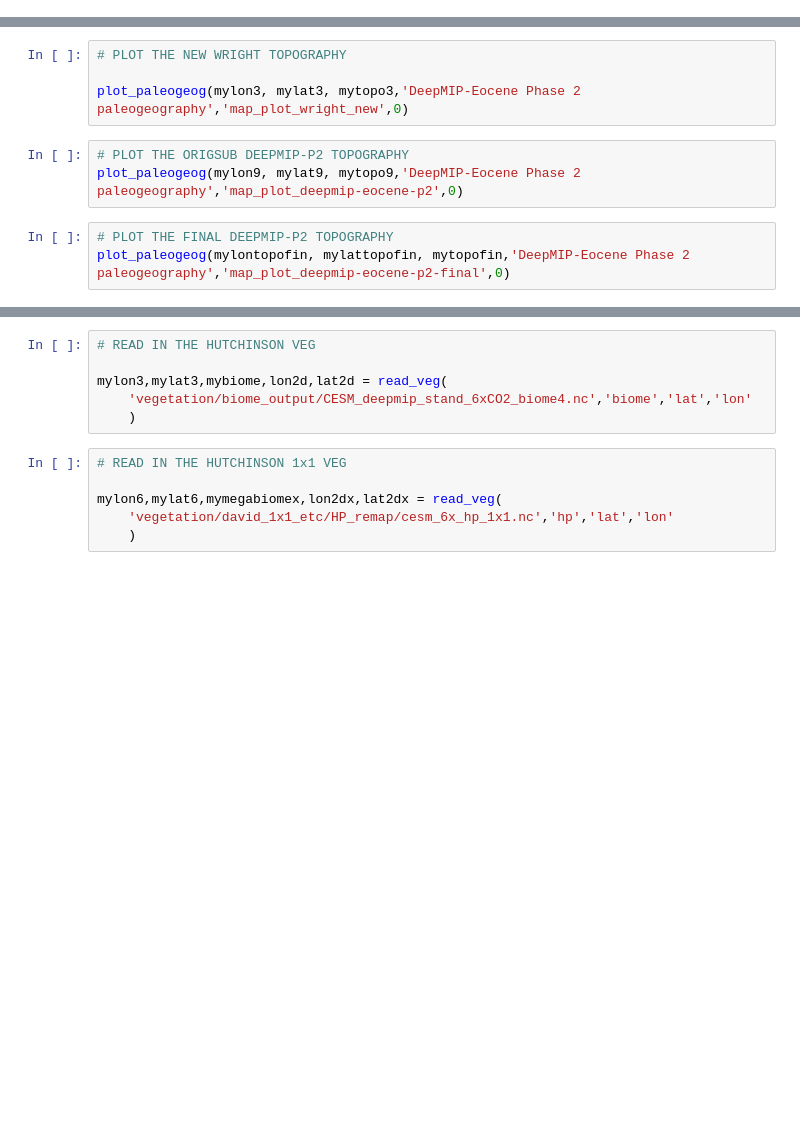
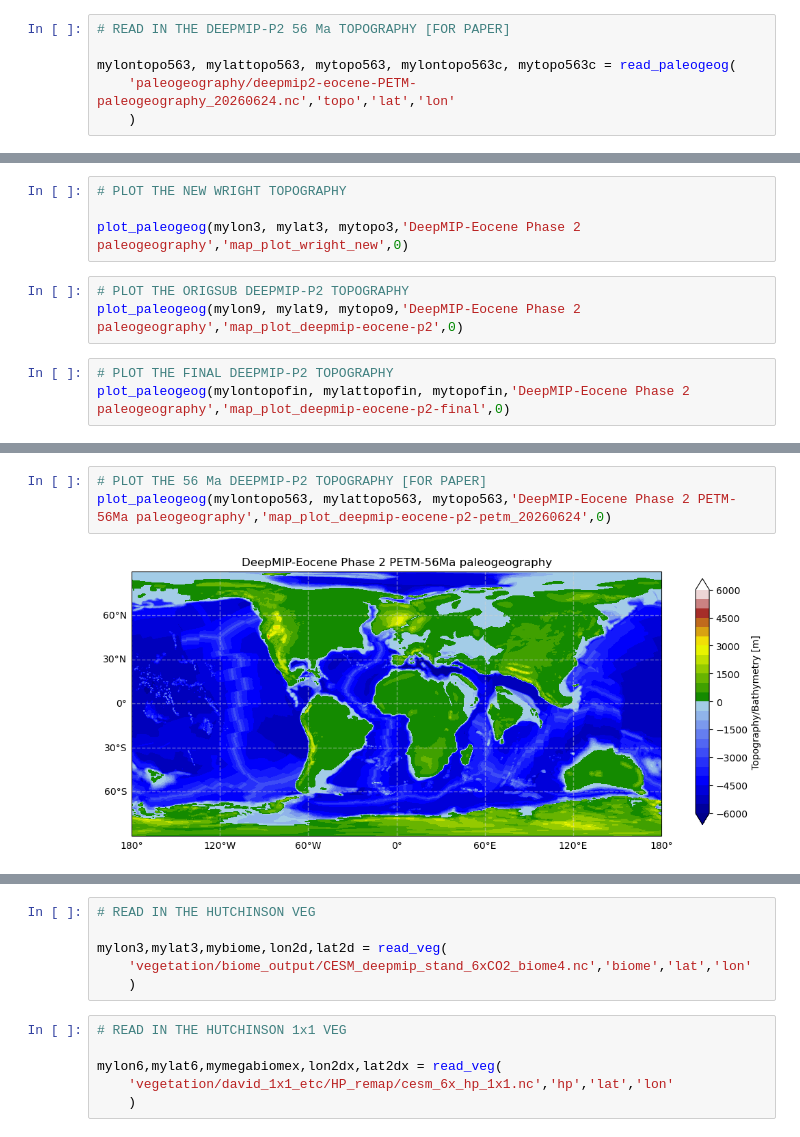
Before and after one commit to danlunt1976/DeepMIP-Eocene-p2, a Jupyter notebook: Exp Design plots.ipynb, the cells around one changed output, grey strips where cells are left out. Drawn from its saved outputs; the diff is of its cells as text; blank space fills up the shorter version.

```diff
--- a/Exp Design plots.ipynb
+++ b/Exp Design plots.ipynb
@@ -69,4 +81,10 @@ mylontopo56, mylattopo56, mytopo56, mylontopo56c, mytopo56c = read_paleogeog(
     )
+# %%
+# READ IN THE DEEPMIP-P2 56 Ma TOPOGRAPHY [FOR PAPER]
+
+mylontopo563, mylattopo563, mytopo563, mylontopo563c, mytopo563c = read_paleogeog(
+    'paleogeography/deepmip2-eocene-PETM-paleogeography_20260624.nc','topo','lat','lon'
+    )
 # %%
 # READ IN THE ETOPO5 TOPOGRAPHY [FOR PAPER]
 
@@ -106,3 +133,8 @@ plot_paleogeog(mylontopo56, mylattopo56, mytopo56,'DeepMIP-Eocene Phase 2 PETM-5
+# %%
+# PLOT THE 56 Ma DEEPMIP-P2 TOPOGRAPHY [FOR PAPER]
+plot_paleogeog(mylontopo563, mylattopo563, mytopo563,'DeepMIP-Eocene Phase 2 PETM-56Ma paleogeography','map_plot_deepmip-eocene-p2-petm_20260624',0)
+# %% [output]
+[figure, added]
 # %%
 # PLOT THE ETOPO5 TOPOGRAPHY [FOR PAPER]
 
```
Also changed, not shown: parts of 25 cells of this notebook.
